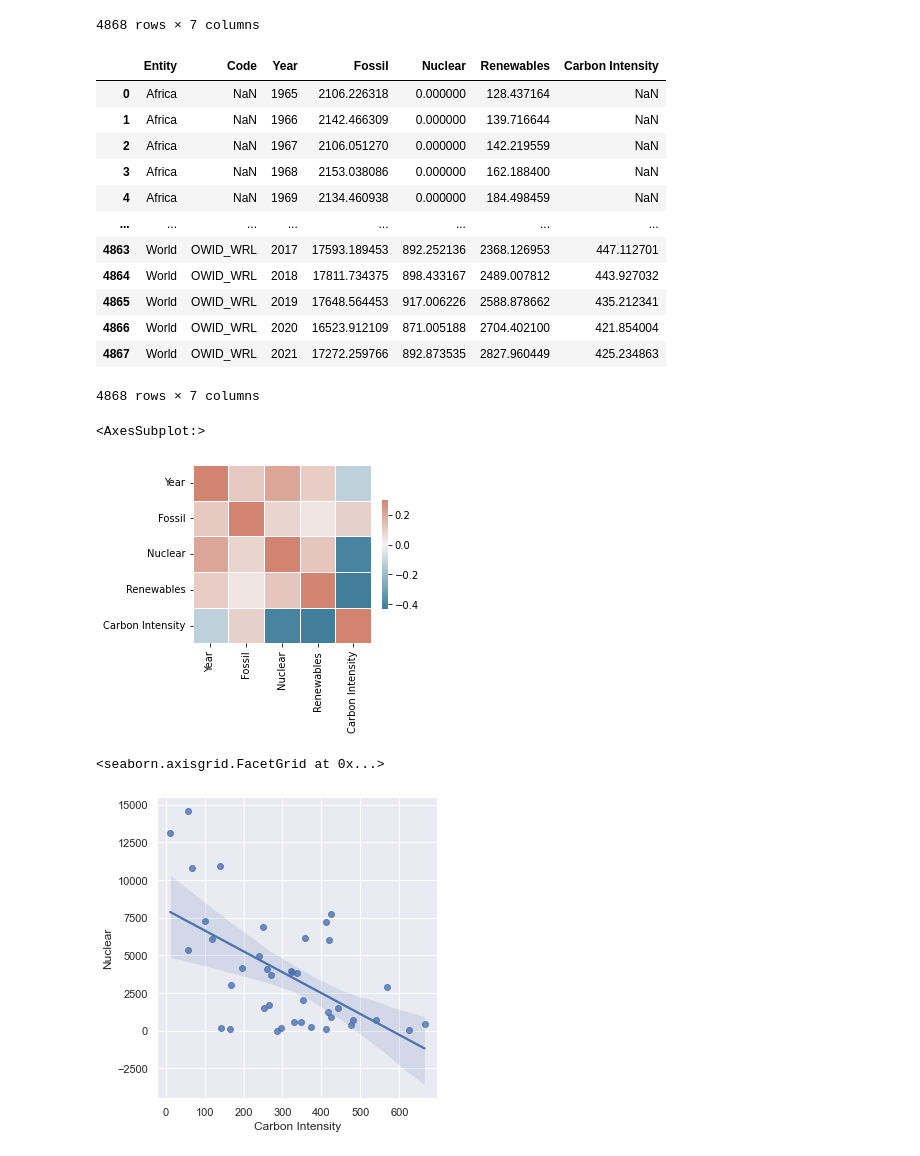
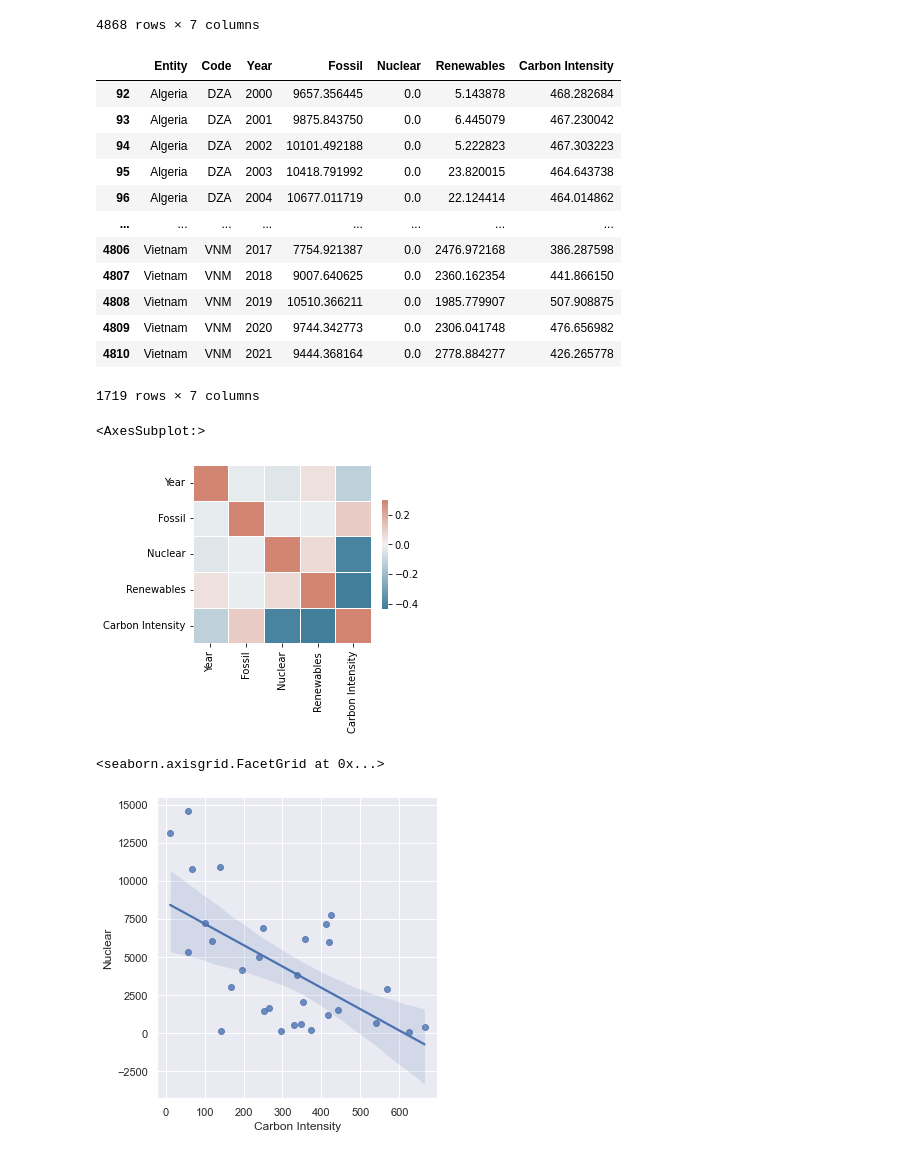
Before and after one commit to bindertomas/Portafolio, a Jupyter notebook: Energy and carbon intensity/energia.ipynb, the cells around one changed output. Saved outputs shown, nothing was run; the diff lists cells and outputs as text; code cells hidden in the pictures.

```diff
--- a/Energy and carbon intensity/energia.ipynb
+++ b/Energy and carbon intensity/energia.ipynb
@@ -25,24 +28,30 @@ df3
 | 4867 | World | OWID_WRL | 2021 | 17272.259766 | 892.873535 | 2827.960449 | ... |
 4868 rows × 7 columns
 # %%
+#renombramos el nombre de las columnas para que sean más fáciles de operar
 df3 = df3.rename(columns = {'Fossil fuels per capita (kWh)':'Fossil','Nuclear per capita (kWh - equivalent)':'Nuclear','Renewables per capita (kWh - equivalent)':'Renewables','Carbon intensity of electricity (gCO2/kWh)':'Carbon Intensity'})
-
+#eliminamos las filas vacias de Carbon Intensity
+df3 = df3.dropna(axis=0, subset='Carbon Intensity')
+#eliminamos también todas las entidades que no son paises, puesto que repiten la información de los paises (son los que no tienen Code + World).
+df3 = df3.dropna(axis=0, subset='Code')
+df3 = df3.drop(df3.query("Entity==['World']").index)
 df3
 # %% [output]
 |  | Entity | Code | Year | Fossil | Nuclear | Renewables | Carbon Intensity |
-| 0 | Africa | NaN | 1965 | 2106.226318 | 0.000000 | 128.437164 | NaN |
-| 1 | Africa | NaN | 1966 | 2142.466309 | 0.000000 | 139.716644 | NaN |
-| 2 | Africa | NaN | 1967 | 2106.051270 | 0.000000 | 142.219559 | NaN |
-| 3 | Africa | NaN | 1968 | 2153.038086 | 0.000000 | 162.188400 | NaN |
-| 4 | Africa | NaN | 1969 | 2134.460938 | 0.000000 | 184.498459 | NaN |
+| 92 | Algeria | DZA | 2000 | 9657.356445 | 0.0 | 5.143878 | 468.282684 |
+| 93 | Algeria | DZA | 2001 | 9875.843750 | 0.0 | 6.445079 | 467.230042 |
+| 94 | Algeria | DZA | 2002 | 10101.492188 | 0.0 | 5.222823 | 467.303223 |
+| 95 | Algeria | DZA | 2003 | 10418.791992 | 0.0 | 23.820015 | 464.643738 |
+| 96 | Algeria | DZA | 2004 | 10677.011719 | 0.0 | 22.124414 | 464.014862 |
 | ... | ... | ... | ... | ... | ... | ... | ... |
-| 4863 | World | OWID_WRL | 2017 | 17593.189453 | 892.252136 | 2368.126953 | 447.112701 |
-| 4864 | World | OWID_WRL | 2018 | 17811.734375 | 898.433167 | 2489.007812 | 443.927032 |
-| 4865 | World | OWID_WRL | 2019 | 17648.564453 | 917.006226 | 2588.878662 | 435.212341 |
-| 4866 | World | OWID_WRL | 2020 | 16523.912109 | 871.005188 | 2704.402100 | 421.854004 |
-| 4867 | World | OWID_WRL | 2021 | 17272.259766 | 892.873535 | 2827.960449 | 425.234863 |
+| 4806 | Vietnam | VNM | 2017 | 7754.921387 | 0.0 | 2476.972168 | 386.287598 |
+| 4807 | Vietnam | VNM | 2018 | 9007.640625 | 0.0 | 2360.162354 | 441.866150 |
+| 4808 | Vietnam | VNM | 2019 | 10510.366211 | 0.0 | 1985.779907 | 507.908875 |
+| 4809 | Vietnam | VNM | 2020 | 9744.342773 | 0.0 | 2306.041748 | 476.656982 |
+| 4810 | Vietnam | VNM | 2021 | 9444.368164 | 0.0 | 2778.884277 | 426.265778 |
-4868 rows × 7 columns
+1719 rows × 7 columns
 # %%
+#Para comenzar con el analisis hacemos una matriz de correlaciones usando Seaborn para expresarlo con colores
 corr = df3.corr()
 corr
 f, ax = plt.subplots(figsize=(4, 4))
@@ -51,4 +60,4 @@ sns.heatmap(corr, cmap=cmap, vmax=.3, center=0,
             square=True, linewidths=.5, cbar_kws={"shrink": .5})
 # %% [output]
 <AxesSubplot:>
-[figure, old version]
+[figure, new version]
@@ -57,7 +67,8 @@ df2021 = df3.query('Year == 2021 & Nuclear > 0')
 # %%
+#hacemos un gráfico de dispersión para ver si existe relación
 sns.set_theme(style="darkgrid")
 sns.lmplot(data=df2021, x="Carbon Intensity", y="Nuclear")
 # %% [output]
 <seaborn.axisgrid.FacetGrid at 0x...>
-[figure, old version]
+[figure, new version]
 # %%
```
Also changed, not shown: parts of 11 cells of this notebook.
